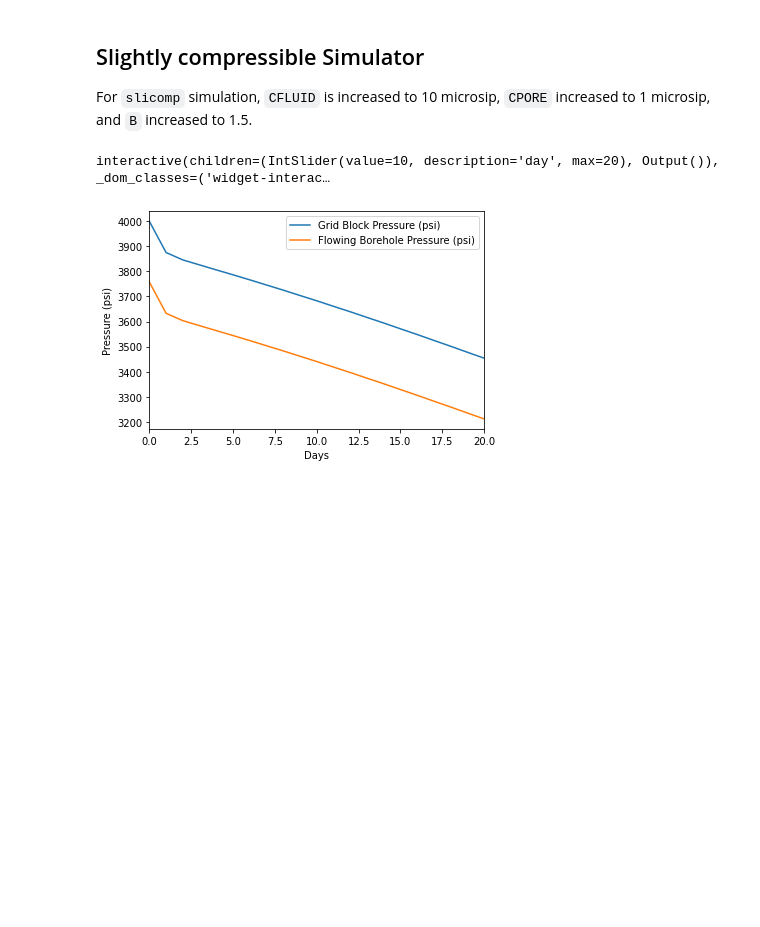
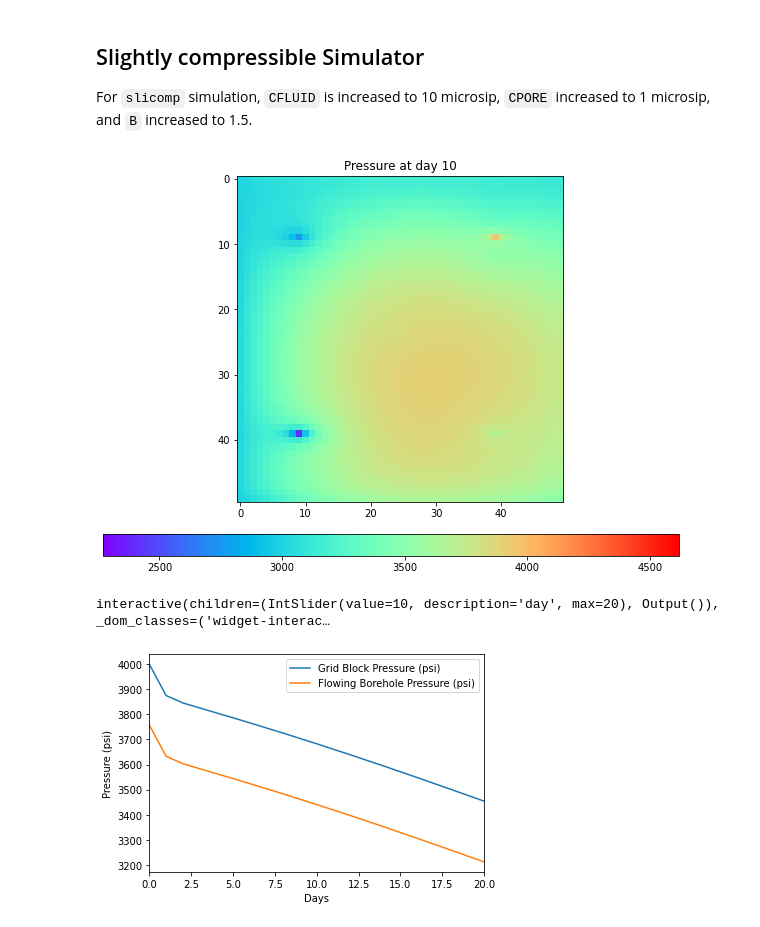
Before and after one commit to yohanesnuwara/pyresim, a Jupyter notebook: simulators/intermediate/PyReSim_intermediate2d.ipynb, the cells around one changed output. Cells and saved outputs as stored; diff of their text form; code cells hidden in the pictures; blank space fills up the shorter version.

```diff
--- a/simulators/intermediate/PyReSim_intermediate2d.ipynb
+++ b/simulators/intermediate/PyReSim_intermediate2d.ipynb
@@ -903,5 +882,22 @@ OUTPUT
 
 p_initial = p_initial.reshape((1,xi,yi))
 p_sol = np.concatenate((p_initial, p_sol_record), axis=0)
+# %%
+"""
+PRESSURE AT CERTAIN DAY
+"""
+day = 10
+
+min, max = np.round(np.amin(p_sol)), np.round(np.amax(p_sol))
+
+fig, ax = plt.subplots(figsize=(10,6))
+im = ax.imshow(p_sol[day], cmap='rainbow', vmin=min, vmax=max)
+ax.set_title('Pressure at day {}'.format(day))
+cax = fig.add_axes([0.1, 0, 0.8, 0.05])
+fig.colorbar(im, cax=cax, orientation='horizontal')
+
+plt.show()
+# %% [output]
+[figure, added]
 # %%
 """""""""""
```
Also changed, not shown: parts of 3 cells of this notebook.
